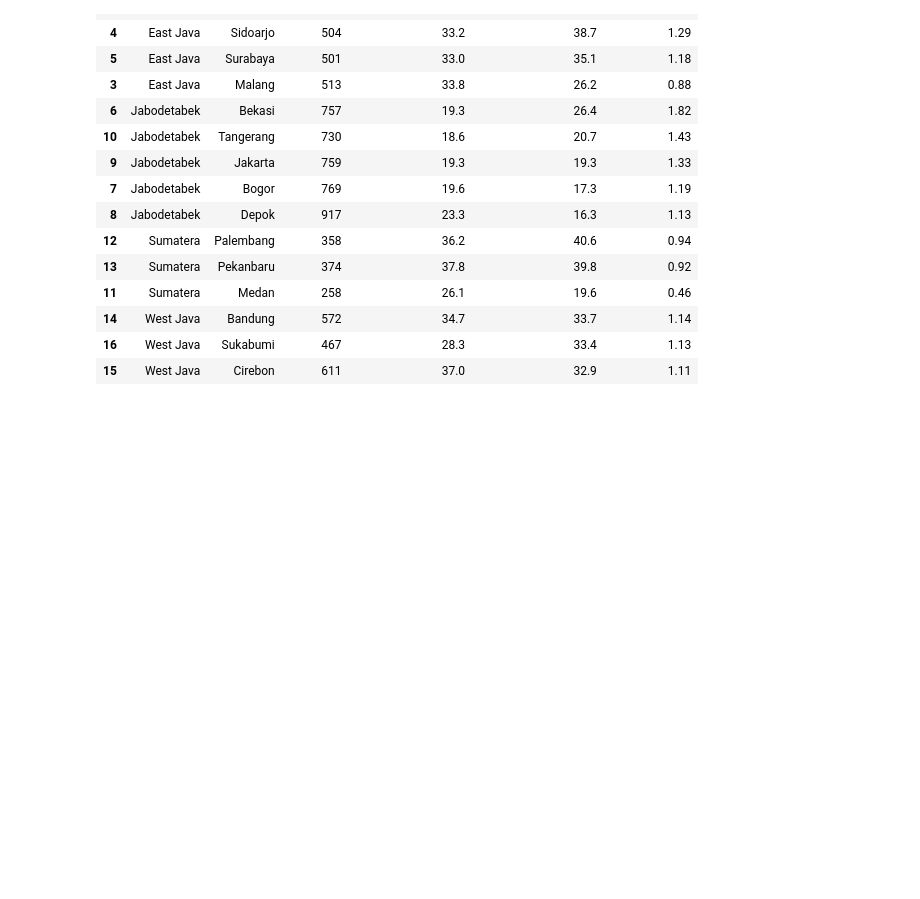
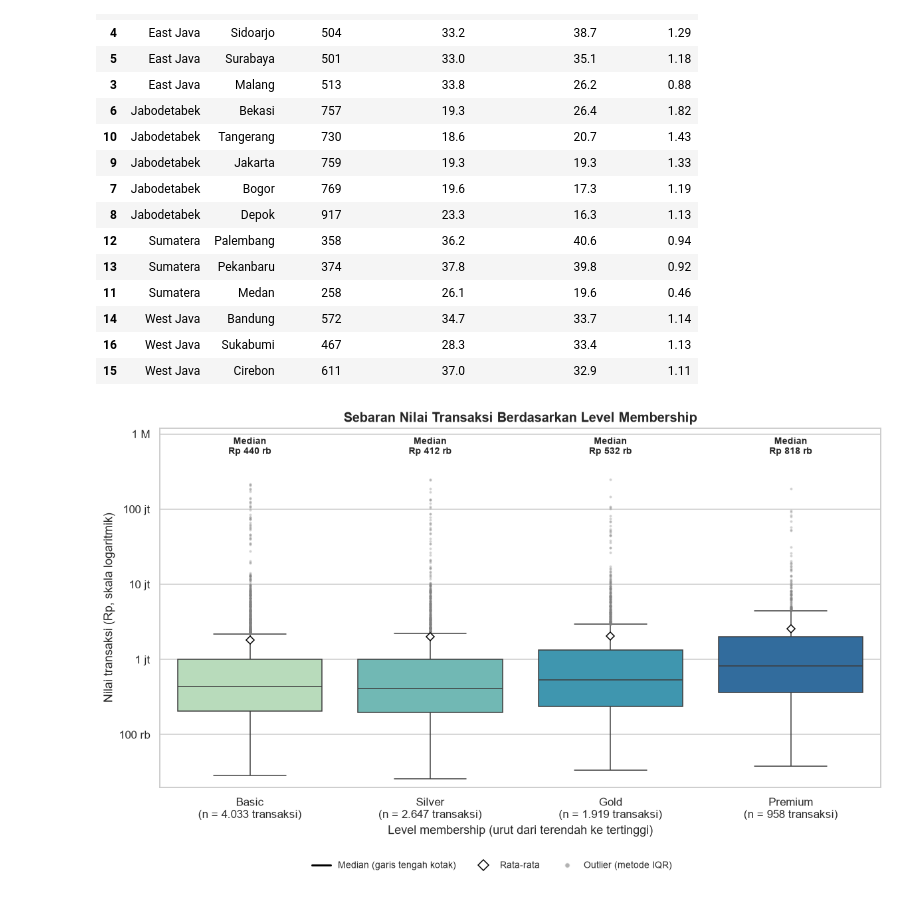
Before and after one commit to roxymayford/Project-Machine-Learning-, a Jupyter notebook: TugasBagianC.ipynb, the cells around one changed output. Drawn from its saved outputs; the diff is of its cells as text; code cells hidden in the pictures; blank space fills up the shorter version.

Commit message:
Bagian C: hipotesis 3 (boxplot membership dan kategori produk)

```diff
--- a/TugasBagianC.ipynb
+++ b/TugasBagianC.ipynb
@@ -217,0 +220,45 @@ tabel
+# %%
+from matplotlib.lines import Line2D
+from matplotlib.ticker import FuncFormatter
+
+def rp_singkat(x, _):
+    if x >= 1e9: return f"{x/1e9:g} M"
+    if x >= 1e6: return f"{x/1e6:g} jt"
+    if x >= 1e3: return f"{x/1e3:g} rb"
+    return f"{x:g}"
+
+urut_member = ["Basic", "Silver", "Gold", "Premium"]
+warna_member = dict(zip(urut_member, sns.color_palette("YlGnBu", 6)[1:5]))
+
+mean_props = dict(marker="D", markerfacecolor="white", markeredgecolor="black", markersize=6)
+flier_props = dict(marker="o", markersize=2.5, alpha=0.35, markerfacecolor="gray", markeredgecolor="none")
+legenda_box = [
+    Line2D([0], [0], color="black", linewidth=2, label="Median (garis tengah kotak)"),
+    Line2D([0], [0], marker="D", color="w", markerfacecolor="white", markeredgecolor="black", markersize=7, label="Rata-rata"),
+    Line2D([0], [0], marker="o", color="w", markerfacecolor="gray", alpha=0.6, markersize=5, label="Outlier (metode IQR)"),
+]
+# %%
+fig, ax = plt.subplots(figsize=(11, 6.5))
+sns.boxplot(data=df, x="Membership_Level", y="Purchase_Amount", order=urut_member,
+            hue="Membership_Level", hue_order=urut_member, palette=warna_member, legend=False,
+            showmeans=True, meanprops=mean_props, flierprops=flier_props, ax=ax)
+ax.set_yscale("log")
+ax.set_ylim(2e4, 1.2e9)
+ax.yaxis.set_major_formatter(FuncFormatter(rp_singkat))
+
+n_per = df["Membership_Level"].value_counts()
+med_per = df.groupby("Membership_Level")["Purchase_Amount"].median()
+ax.set_xticks(range(4))
+ax.set_xticklabels([f"{m}\n(n = {fmt_id(n_per[m])} transaksi)" for m in urut_member])
+for i, m in enumerate(urut_member):
+    ax.text(i, 5e8, f"Median\nRp {fmt_id(med_per[m] / 1e3)} rb", ha="center", va="bottom", fontsize=9, fontweight="bold")
+
+ax.set_title("Sebaran Nilai Transaksi Berdasarkan Level Membership", fontsize=13, fontweight="bold")
+ax.set_xlabel("Level membership (urut dari terendah ke tertinggi)")
+ax.set_ylabel("Nilai transaksi (Rp, skala logaritmik)")
+fig.legend(handles=legenda_box, loc="lower center", ncol=3, bbox_to_anchor=(0.5, -0.01), frameon=False, fontsize=9)
+plt.tight_layout(rect=[0, 0.05, 1, 1])
+plt.savefig("charts/H3_boxplot_membership.png", dpi=300, bbox_inches="tight")
+plt.show()
+# %% [output]
+[figure, added]
```
Also changed, not shown: parts of 3 cells of this notebook, 2 other files.
